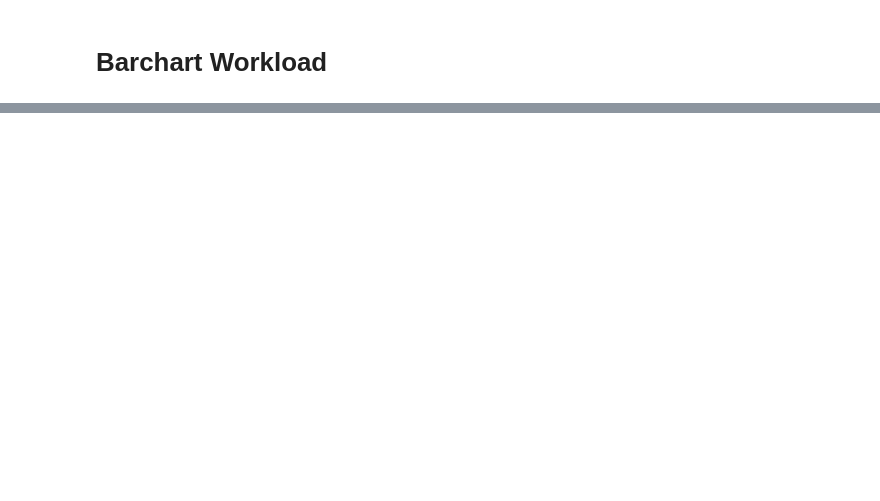
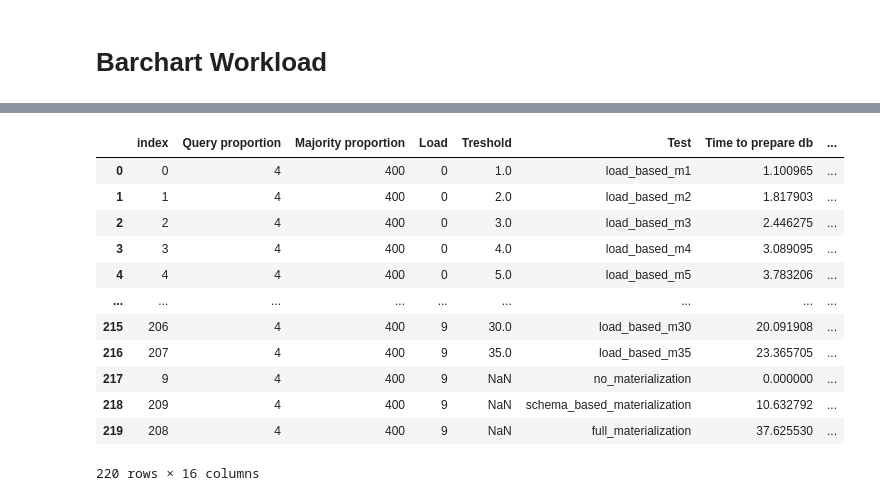
Before and after one commit to magnuis/duckdb-materialization, a Jupyter notebook: visualization/make_tikzpicture.ipynb, the cells around one changed output, grey strips where cells are left out. Cells and saved outputs as stored; diff of their text form; code cells hidden in the pictures; blank space fills up the shorter version.

```diff
--- a/visualization/make_tikzpicture.ipynb
+++ b/visualization/make_tikzpicture.ipynb
@@ -311,0 +490,16 @@ grouped_total_query_time.head(50)
+# %%
+results_df
+# %% [output]
+|  | index | Query proportion | Majority proportion | Load | Treshold | Test | Time to prepare db | ... |
+| 0 | 0 | 4 | 400 | 0 | 1.0 | load_based_m1 | 1.100965 | ... |
+| 1 | 1 | 4 | 400 | 0 | 2.0 | load_based_m2 | 1.817903 | ... |
+| 2 | 2 | 4 | 400 | 0 | 3.0 | load_based_m3 | 2.446275 | ... |
+| 3 | 3 | 4 | 400 | 0 | 4.0 | load_based_m4 | 3.089095 | ... |
+| 4 | 4 | 4 | 400 | 0 | 5.0 | load_based_m5 | 3.783206 | ... |
+| ... | ... | ... | ... | ... | ... | ... | ... | ... |
+| 215 | 206 | 4 | 400 | 9 | 30.0 | load_based_m30 | 20.091908 | ... |
+| 216 | 207 | 4 | 400 | 9 | 35.0 | load_based_m35 | 23.365705 | ... |
+| 217 | 9 | 4 | 400 | 9 | NaN | no_materialization | 0.000000 | ... |
+| 218 | 209 | 4 | 400 | 9 | NaN | schema_based_materialization | 10.632792 | ... |
+| 219 | 208 | 4 | 400 | 9 | NaN | full_materialization | 37.625530 | ... |
+220 rows × 16 columns
```
Also changed, not shown: parts of 5 cells of this notebook.
